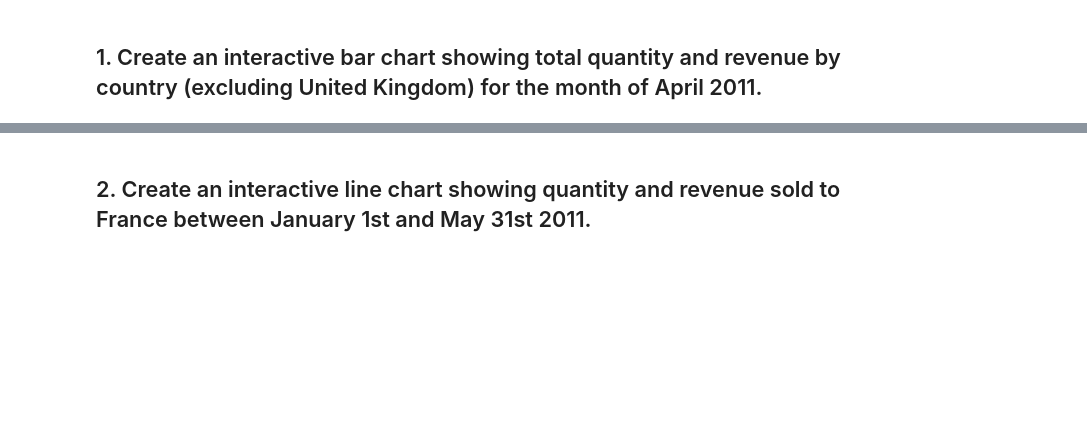
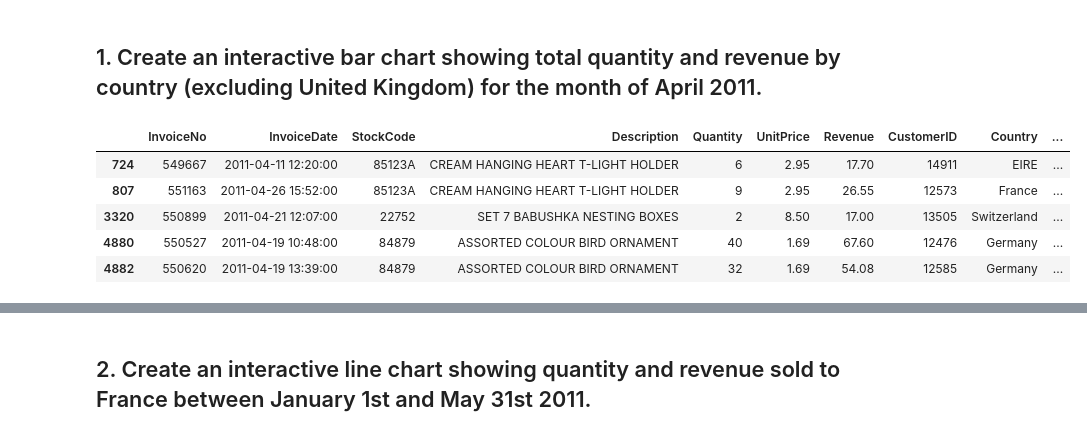
Before and after one commit to ironhack-datalabs/datamad0120, a Jupyter notebook: module-2/lab-interactive-visualization/your-code/main.ipynb, the cells around one changed output, grey strips where cells are left out. Cells and saved outputs as stored; diff of their text form; code cells hidden in the pictures; blank space fills up the shorter version.

```diff
--- a/module-2/lab-interactive-visualization/your-code/main.ipynb
+++ b/module-2/lab-interactive-visualization/your-code/main.ipynb
@@ -16,2 +12,4 @@ SyntaxError: invalid syntax (<ipython-input-1-8298bad8212f>, line 8)
 # %%
-data = pd.read_excel('../Online Retail.xlsx')
+data = pd.read_excel('../data/Online Retail.xlsx')
+df = pd.DataFrame(data)
+df.head()
@@ -18,2 +23,12 @@ data = pd.read_excel('../Online Retail.xlsx')
 # %% [markdown]
 ## 1. Create an interactive bar chart showing total quantity and revenue by country (excluding United Kingdom) for the month of April 2011.
+# %%
+df1 = df[(df['Country'] != 'United Kingdom') & (df.InvoiceDate > '2011-04-01') & (df.InvoiceDate < '2011-04-30')]
+df1.head()
+# %% [output]
+|  | InvoiceNo | InvoiceDate | StockCode | Description | Quantity | UnitPrice | Revenue | CustomerID | Country | ... |
+| 724 | 549667 | 2011-04-11 12:20:00 | 85123A | CREAM HANGING HEART T-LIGHT HOLDER | 6 | 2.95 | 17.70 | 14911 | EIRE | ... |
+| 807 | 551163 | 2011-04-26 15:52:00 | 85123A | CREAM HANGING HEART T-LIGHT HOLDER | 9 | 2.95 | 26.55 | 12573 | France | ... |
+| 3320 | 550899 | 2011-04-21 12:07:00 | 22752 | SET 7 BABUSHKA NESTING BOXES | 2 | 8.50 | 17.00 | 13505 | Switzerland | ... |
+| 4880 | 550527 | 2011-04-19 10:48:00 | 84879 | ASSORTED COLOUR BIRD ORNAMENT | 40 | 1.69 | 67.60 | 12476 | Germany | ... |
+| 4882 | 550620 | 2011-04-19 13:39:00 | 84879 | ASSORTED COLOUR BIRD ORNAMENT | 32 | 1.69 | 54.08 | 12585 | Germany | ... |
```
Also changed, not shown: parts of 8 cells of this notebook.
